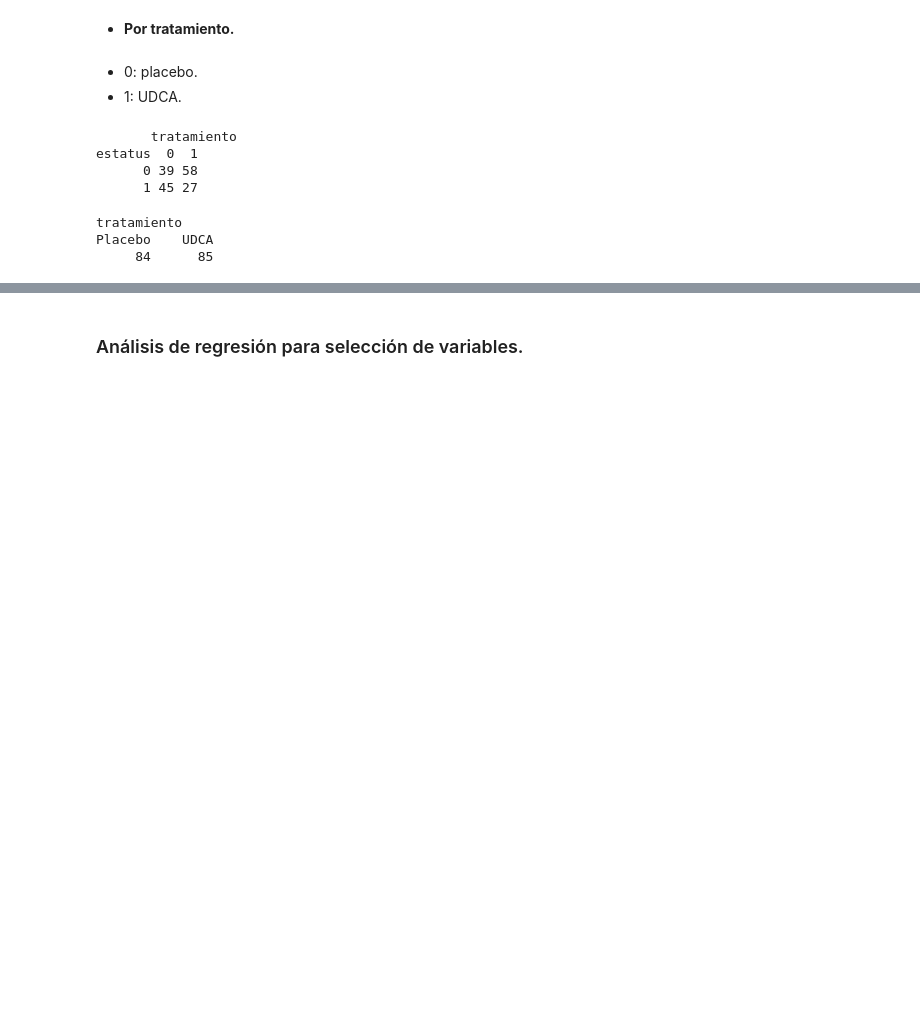
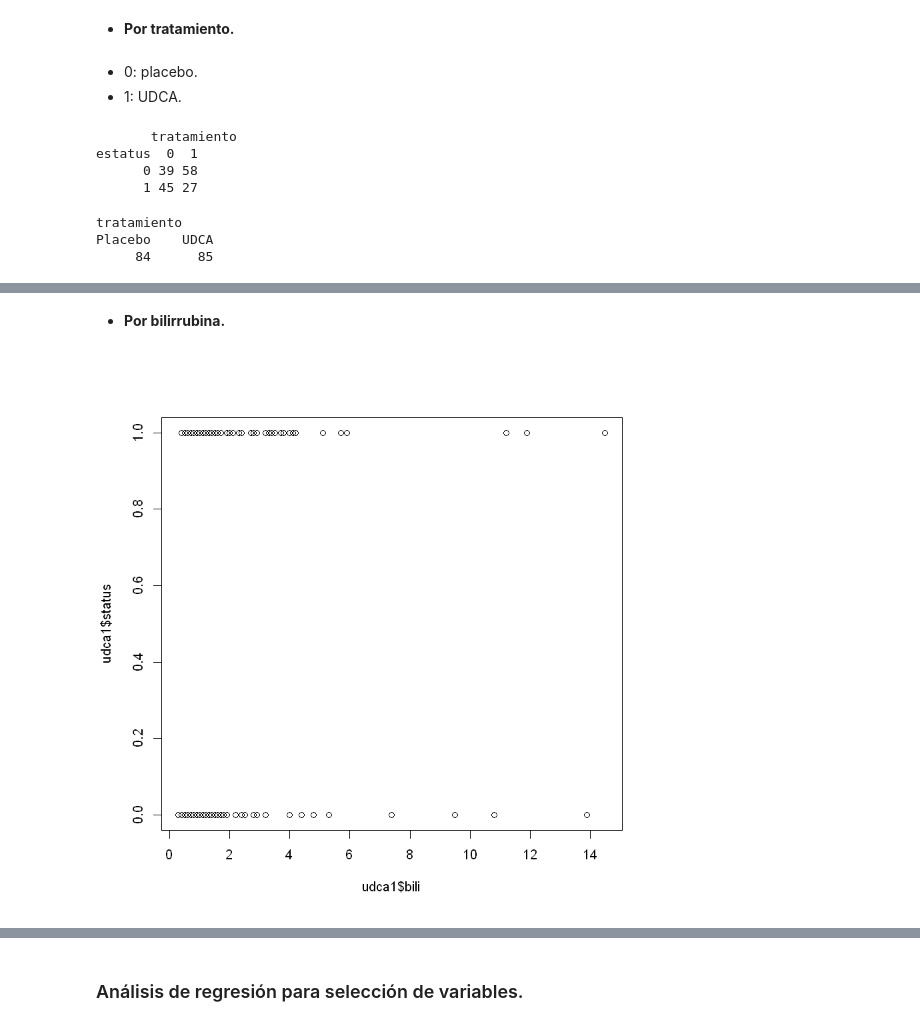
Before and after one commit to EmmanuelGalvan/EstadisticaAplicada, a Jupyter notebook: Ejercicios/Proyecto 2.ipynb, the cells around one changed output, grey strips where cells are left out. Drawn from its saved outputs; the diff is of its cells as text; code cells hidden in the pictures; blank space fills up the shorter version.

```diff
--- a/Ejercicios/Proyecto 2.ipynb
+++ b/Ejercicios/Proyecto 2.ipynb
@@ -156,0 +179,6 @@ pie(table(tratamiento),
+# %% [markdown]
+* **Por bilirrubina.**
+# %%
+plot(udca1$bili, udca1$status)
+# %% [output]
+[figure, added]
```
Also changed, not shown: parts of 72 cells of this notebook.
